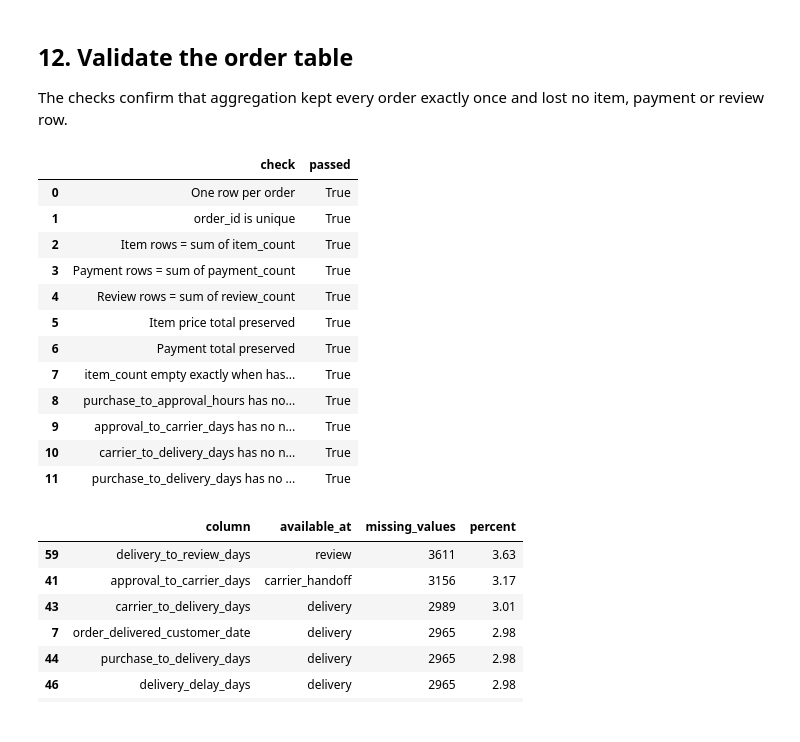
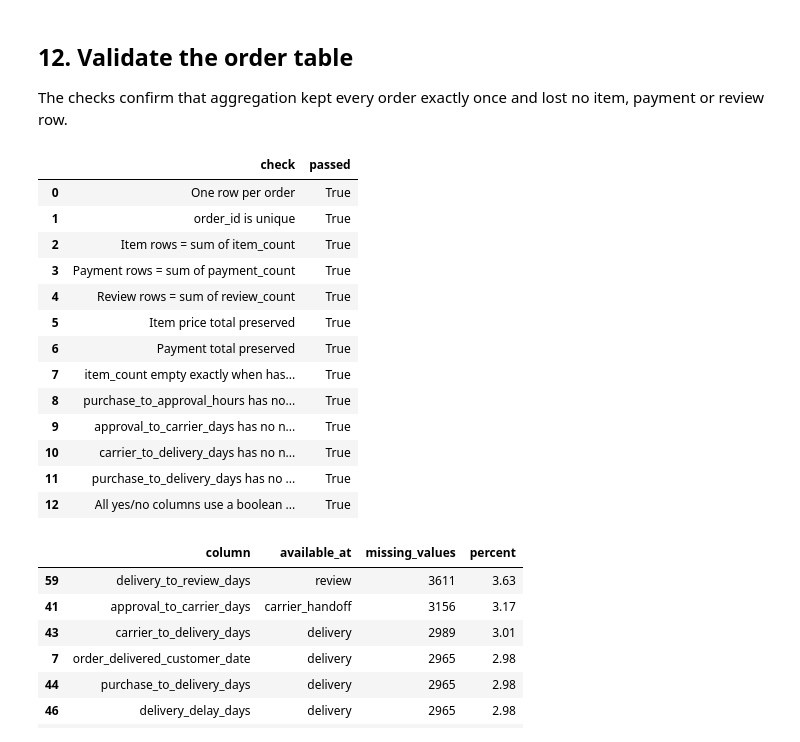
Before and after one commit to hamzafarha/CallVerse, a Jupyter notebook: notebooks/04_feature_engineering_analytical_dataset.ipynb, the cells around one changed output. Saved outputs shown, nothing was run; the diff lists cells and outputs as text; code cells hidden in the pictures.

```diff
--- a/notebooks/04_feature_engineering_analytical_dataset.ipynb
+++ b/notebooks/04_feature_engineering_analytical_dataset.ipynb
@@ -294,6 +294,8 @@ primary_payments = primary_payments[["order_id", "payment_type"]].rename(columns
 order_features = order_features.merge(payment_summary, on="order_id", how="left", validate="one_to_one")
 order_features = order_features.merge(primary_payments, on="order_id", how="left", validate="one_to_one")
 order_features["payment_minus_order_value"] = order_features["payment_total"] - order_features["order_value"]
+# The order without payments gets an empty value; a nullable boolean keeps True/False/<NA>
+order_features["uses_voucher"] = order_features["uses_voucher"].astype("boolean")
 print("Rows after adding payment features:", len(order_features))
 
 display(order_features["primary_payment_type"].value_counts(dropna=False).to_frame("orders"))
@@ -427,6 +429,10 @@ latest_reviews = latest_reviews.rename(columns={
 order_features = order_features.merge(review_count, on="order_id", how="left", validate="one_to_one")
 order_features = order_features.merge(latest_reviews, on="order_id", how="left", validate="one_to_one")
 order_features["review_count"] = order_features["review_count"].fillna(0).astype(int)  # no review row = 0 reviews
+# Orders without a review get empty values; nullable booleans keep True/False/<NA>
+for column in ["review_has_title", "review_has_message", "review_flag_repeated_review_id",
+               "review_flag_created_before_purchase_date"]:
+    order_features[column] = order_features[column].astype("boolean")
 order_features["review_is_low_score"] = (order_features["review_score"] <= 2).astype("boolean")
 order_features.loc[order_features["review_score"].isna(), "review_is_low_score"] = pd.NA
 order_features["delivery_to_review_days"] = (order_features["review_creation_date"]
@@ -710,33 +716,43 @@ checks = []
 checks.append(("One row per order", len(orders_analytical) == len(orders)))
 checks.append(("order_id is unique", orders_analytical["order_id"].is_unique))
 checks.append(("Item rows = sum of item_count", int(orders_analytical["item_count"].sum()) == len(order_items)))
 checks.append(("Payment rows = sum of payment_count", int(orders_analytical["payment_count"].sum()) == len(payments)))
 checks.append(("Review rows = sum of review_count", int(orders_analytical["review_count"].sum()) == len(reviews)))
 checks.append(("Item price total preserved", round(orders_analytical["items_price_total"].sum(), 2) == round(order_items["price"].sum(), 2)))
 checks.append(("Payment total preserved", round(orders_analytical["payment_total"].sum(), 2) == round(payments["payment_value"].sum(), 2)))
 checks.append(("item_count empty exactly when has_items is False",
                (orders_analytical["item_count"].isna() == ~orders_analytical["has_items"]).all()))
 for column in ["purchase_to_approval_hours", "approval_to_carrier_days", "carrier_to_delivery_days", "purchase_to_delivery_days"]:
     checks.append((f"{column} has no negative values", bool((orders_analytical[column].dropna() >= 0).all())))
 
+# Yes/no columns must use a boolean type, not a generic "object" column
+object_yes_no_columns = []
+for column in orders_analytical.columns:
+    if orders_analytical[column].dtype == object:
+        values = set(orders_analytical[column].dropna().unique())
+        if values and values <= {True, False}:
+            object_yes_no_columns.append(column)
+checks.append(("All yes/no columns use a boolean type", len(object_yes_no_columns) == 0))
+
 validation_df = pd.DataFrame(checks, columns=["check", "passed"])
 display(validation_df)
 if not validation_df["passed"].all():
     raise ValueError("An order-table validation check failed; see the table above.")
 # %% [output]
 |  | check | passed |
 | 0 | One row per order | True |
 | 1 | order_id is unique | True |
 | 2 | Item rows = sum of item_count | True |
 | 3 | Payment rows = sum of payment_count | True |
 | 4 | Review rows = sum of review_count | True |
 | 5 | Item price total preserved | True |
 | 6 | Payment total preserved | True |
 | 7 | item_count empty exactly when has... | True |
 | 8 | purchase_to_approval_hours has no... | True |
 | 9 | approval_to_carrier_days has no n... | True |
 | 10 | carrier_to_delivery_days has no n... | True |
 | 11 | purchase_to_delivery_days has no ... | True |
+| 12 | All yes/no columns use a boolean ... | True |
 # %%
 # Missing values in the exported order table, with the main reason
 missing_table = feature_catalog.loc[feature_catalog["missing_values"] > 0, ["column", "available_at", "missing_values"]].copy()
```
Also changed, not shown: parts of 1 cell of this notebook, 2 other files.
